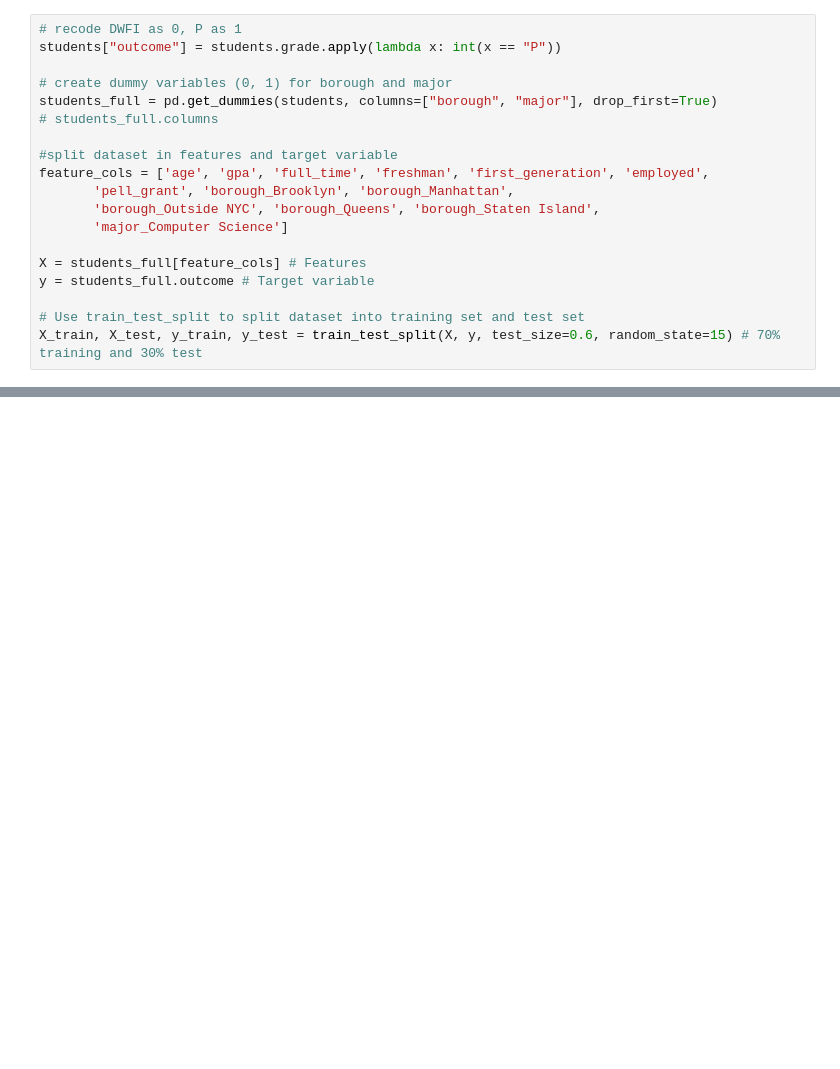
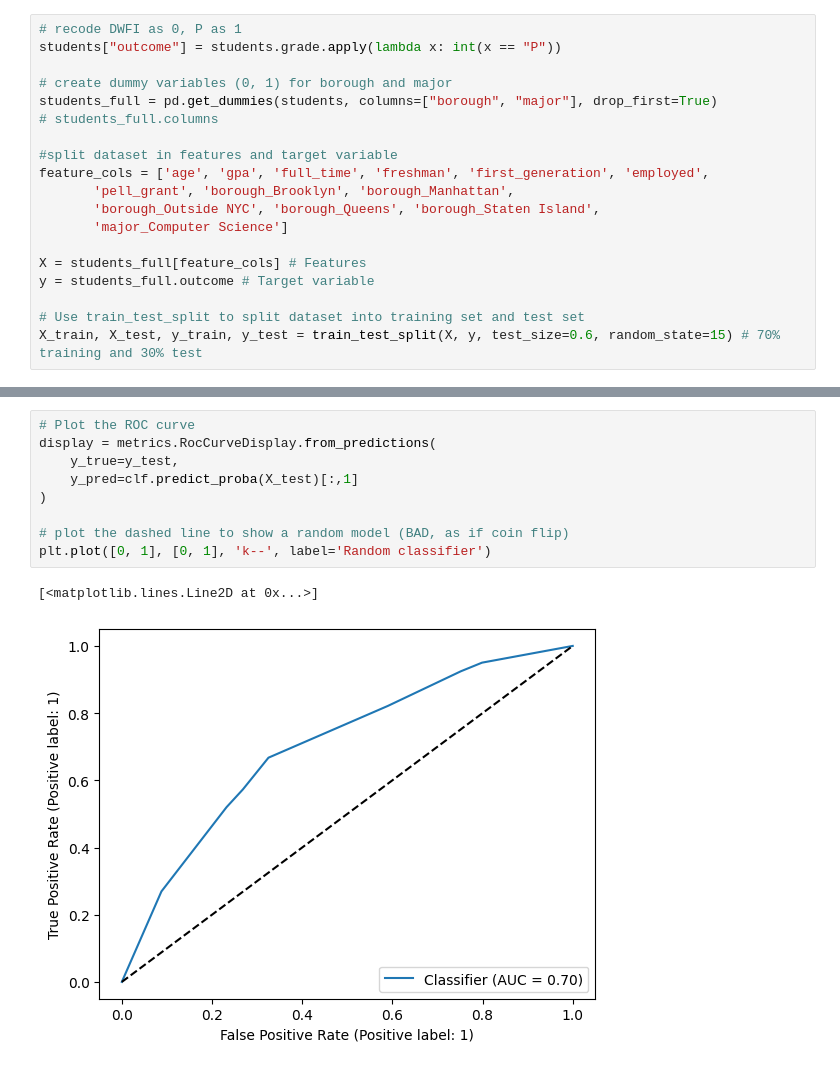
Before and after one commit to samjurassic/datascience-demo, a Jupyter notebook: education/ML_tree_incomplete.ipynb, the cells around one changed output, grey strips where cells are left out. Saved outputs shown, nothing was run; the diff lists cells and outputs as text; blank space fills up the shorter version.

```diff
--- a/education/ML_tree_incomplete.ipynb
+++ b/education/ML_tree_incomplete.ipynb
@@ -94,0 +164,12 @@ Image(graph.create_png())
+# %%
+# Plot the ROC curve
+display = metrics.RocCurveDisplay.from_predictions(
+    y_true=y_test,
+    y_pred=clf.predict_proba(X_test)[:,1]
+)
+
+# plot the dashed line to show a random model (BAD, as if coin flip)
+plt.plot([0, 1], [0, 1], 'k--', label='Random classifier')
+# %% [output]
+[<matplotlib.lines.Line2D at 0x...>]
+[figure, added]
```
Also changed, not shown: parts of 8 cells of this notebook.
